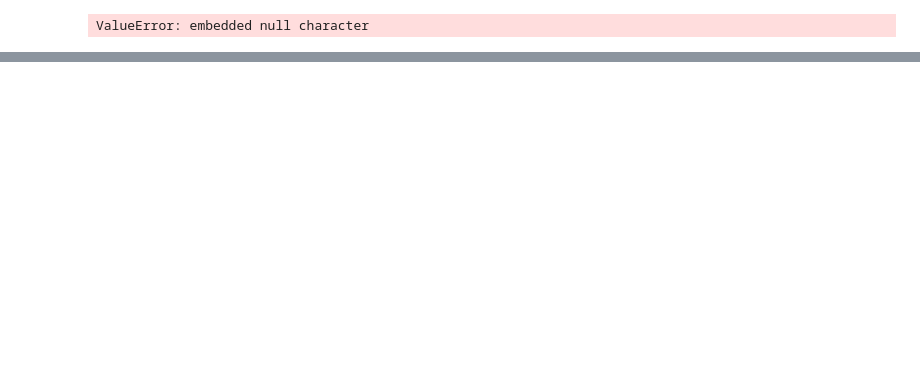
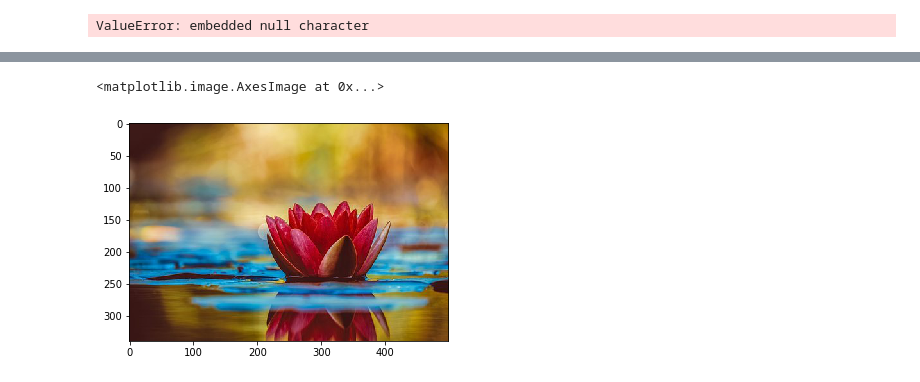
Before and after one commit to simrangrover5/Batch2pm, a Jupyter notebook: API.ipynb, the cells around one changed output, grey strips where cells are left out. Cells and saved outputs as stored; diff of their text form; code cells hidden in the pictures; blank space fills up the shorter version.

```diff
--- a/API.ipynb
+++ b/API.ipynb
@@ -118,0 +173,7 @@ PIL.PILLOW_VERSION
+# %%
+i = plt.imread("one.jpeg")
+#print(i)
+plt.imshow(i)
+# %% [output]
+<matplotlib.image.AxesImage at 0x...>
+[figure, added]
```
Also changed, not shown: parts of 13 cells of this notebook, 5 other files.
